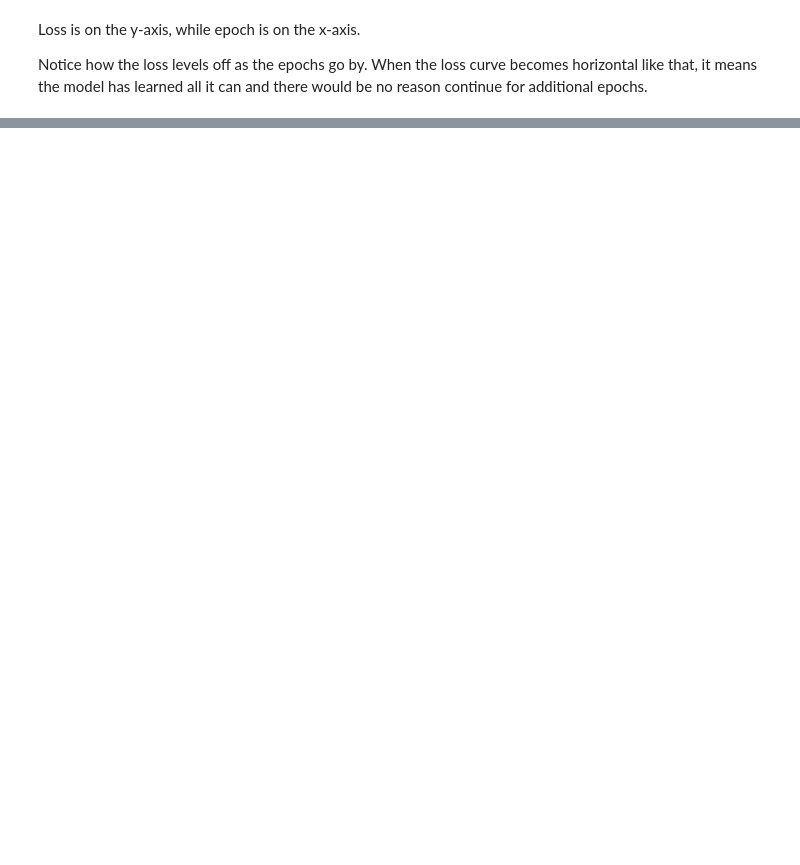
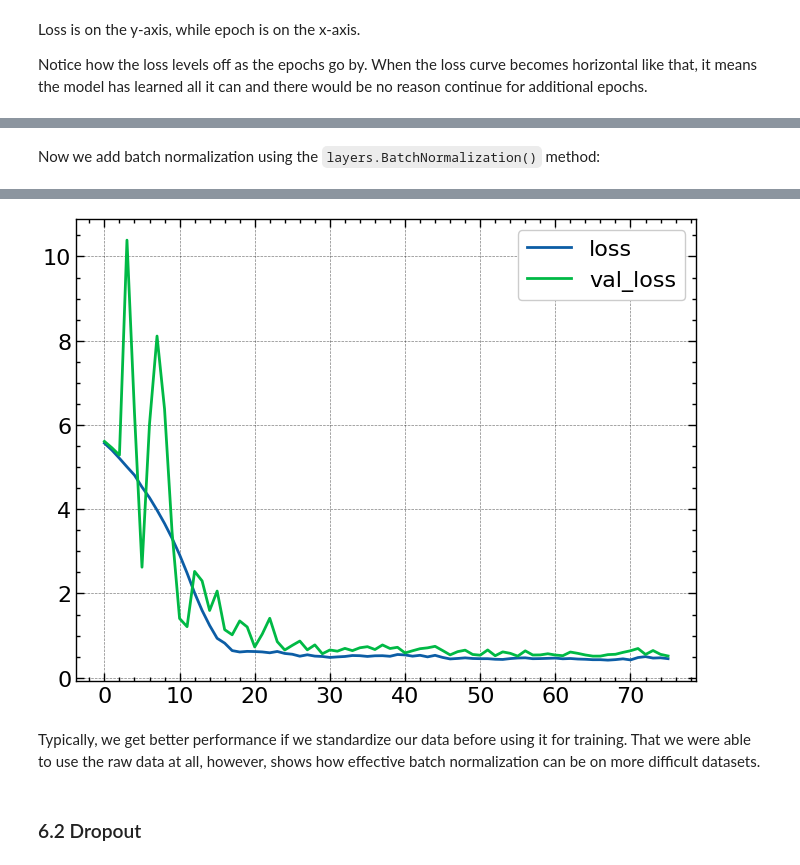
Before and after one commit to seanie5011/KaggleLearn, a Jupyter notebook: IntroToDL.ipynb, the cells around one changed output, grey strips where cells are left out. Drawn from its saved outputs; the diff is of its cells as text; code cells hidden in the pictures; blank space fills up the shorter version.

```diff
--- a/IntroToDL.ipynb
+++ b/IntroToDL.ipynb
@@ -466,0 +601,50 @@ Notice how the loss levels off as the epochs go by. When the loss curve becomes
+# %%
+# Create training and validation splits
+df_train = red_wine.sample(frac=0.7, random_state=0)
+df_valid = red_wine.drop(df_train.index)
+
+# Split features and target
+X_train = df_train.drop('quality', axis=1)
+X_valid = df_valid.drop('quality', axis=1)
+y_train = df_train['quality']
+y_valid = df_valid['quality']
+# %% [markdown]
+Now we add batch normalization using the `layers.BatchNormalization()` method:
+# %%
+# define model
+model = keras.Sequential([
+    # hidden layers
+    # layer 1
+    layers.Dense(units=512, activation='relu', input_shape=[11]),
+    # layer 2
+    layers.BatchNormalization(),  # adding batch normalization
+    layers.Dense(units=512, activation='relu'),
+    # layer 3
+    layers.BatchNormalization(),
+    layers.Dense(units=512, activation='relu'),
+    # output layer
+    layers.BatchNormalization(),
+    layers.Dense(units=1),
+])
+
+# loss and optimizer
+model.compile(
+    optimizer='adam',
+    loss='mae',
+)
+
+# fit model
+history = model.fit(
+    X_train, y_train,
+    validation_data=(X_valid, y_valid),
+    batch_size=256,
+    epochs=500,
+    callbacks=[early_stopping],  # the callbacks go in a list
+    verbose=0,  # turns off training log
+)
+
+# convert to dataframe for plotting
+history_df = pd.DataFrame(history.history)
+history_df.loc[:, ['loss', 'val_loss']].plot();
+print(f'Minimum validation loss: {history_df["val_loss"].min()}')
+# %% [output]
@@ -466,0 +652,5 @@ Notice how the loss levels off as the epochs go by. When the loss curve becomes
+[figure, added]
+# %% [markdown]
+Typically, we get better performance if we standardize our data before using it for training. That we were able to use the raw data at all, however, shows how effective batch normalization can be on more difficult datasets.
+# %% [markdown]
+### 6.2 Dropout
```
Also changed, not shown: parts of 49 cells of this notebook, 5 other files.
